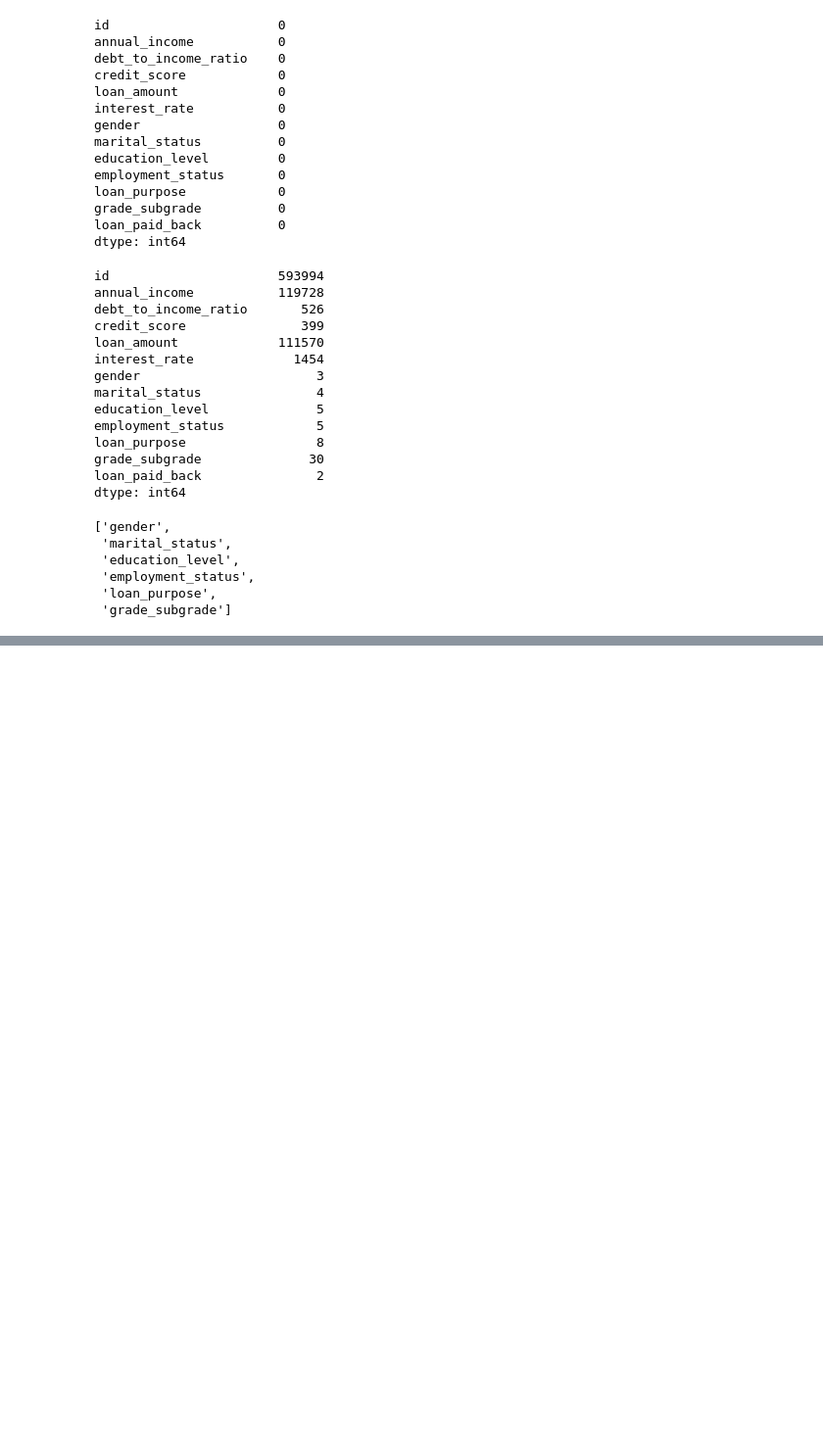
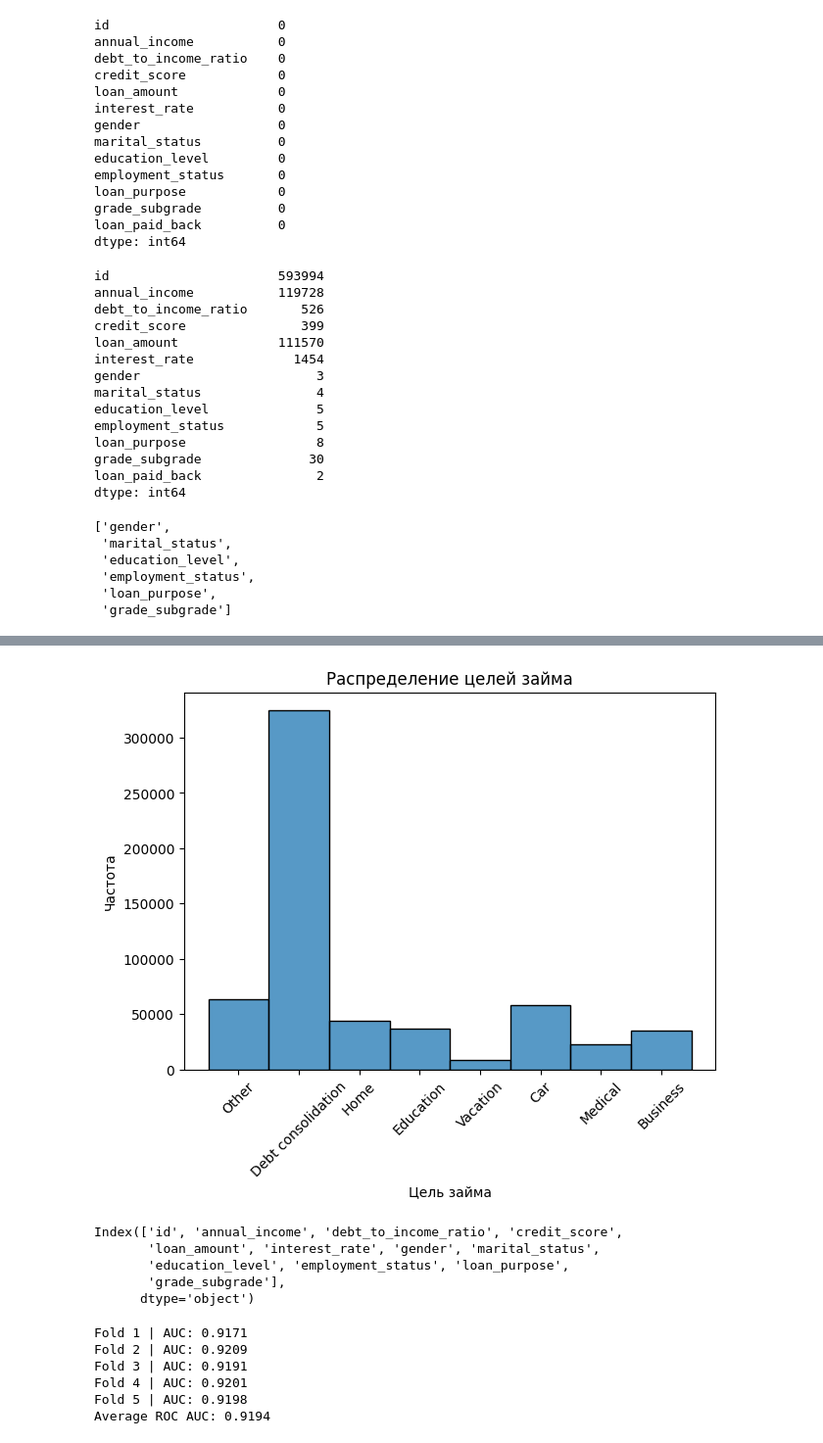
Before and after one commit to affiliation24/Predicting-Loan-Payback, a Jupyter notebook: train.ipynb, the cells around one changed output, grey strips where cells are left out. Shown at 98% size. Drawn from its saved outputs; the diff is of its cells as text; code cells hidden in the pictures; blank space fills up the shorter version.

Commit message:
train

```diff
--- a/train.ipynb
+++ b/train.ipynb
@@ -105,0 +118,10 @@ plt.show()
+# %%
+plt.figure(figsize=(7, 5))
+sns.histplot(x='loan_purpose', data=df)
+plt.title('Распределение целей займа')
+plt.xlabel('Цель займа')
+plt.ylabel('Частота')
+plt.xticks(rotation=45)
+plt.show()
+# %% [output]
+[figure, added]
@@ -105,0 +148,44 @@ plt.show()
+# %%
+x_train.columns
+# %% [output]
+Index(['id', 'annual_income', 'debt_to_income_ratio', 'credit_score',
+       'loan_amount', 'interest_rate', 'gender', 'marital_status',
+       'education_level', 'employment_status', 'loan_purpose',
+       'grade_subgrade'],
+      dtype='object')
+# %%
+kf = StratifiedKFold(n_splits=5, shuffle=True, random_state=42)
+test_preds = np.zeros(len(X_test_final))
+fold_scores = []
+
+for fold, (train_idx, val_idx) in enumerate(kf.split(x_train, y_train)):
+    X_train_f, X_val = x_train.iloc[train_idx], x_train.iloc[val_idx]
+    y_train_f, y_val = y_train.iloc[train_idx], y_train.iloc[val_idx]
+
+    model_pipeline = Pipeline([
+        ("preprocessor", preprocessor),
+        ("classifier", XGBClassifier(
+            n_estimators = 2000,
+            learning_rate = 0.05,
+            max_depth = 6,
+            random_state = 42,
+            eval_metric = 'auc'
+        ))
+    ])
+    model_pipeline.fit(X_train_f, y_train_f)
+
+    probs = model_pipeline.predict_proba(X_val)[:, 1]
+    auc_val = roc_auc_score(y_val, probs)
+    fold_scores.append(auc_val)
+
+    test_preds += model_pipeline.predict_proba(X_test_final)[:, 1] / kf.n_splits
+    print(f'Fold {fold+1} | AUC: {auc_val:.4f}')
+
+print(f'Average ROC AUC: {np.mean(fold_scores):.4f}')
+# %% [output]
+Fold 1 | AUC: 0.9171
+Fold 2 | AUC: 0.9209
+Fold 3 | AUC: 0.9191
+Fold 4 | AUC: 0.9201
+Fold 5 | AUC: 0.9198
+Average ROC AUC: 0.9194
```
Also changed, not shown: parts of 13 cells of this notebook, 1 other file.
